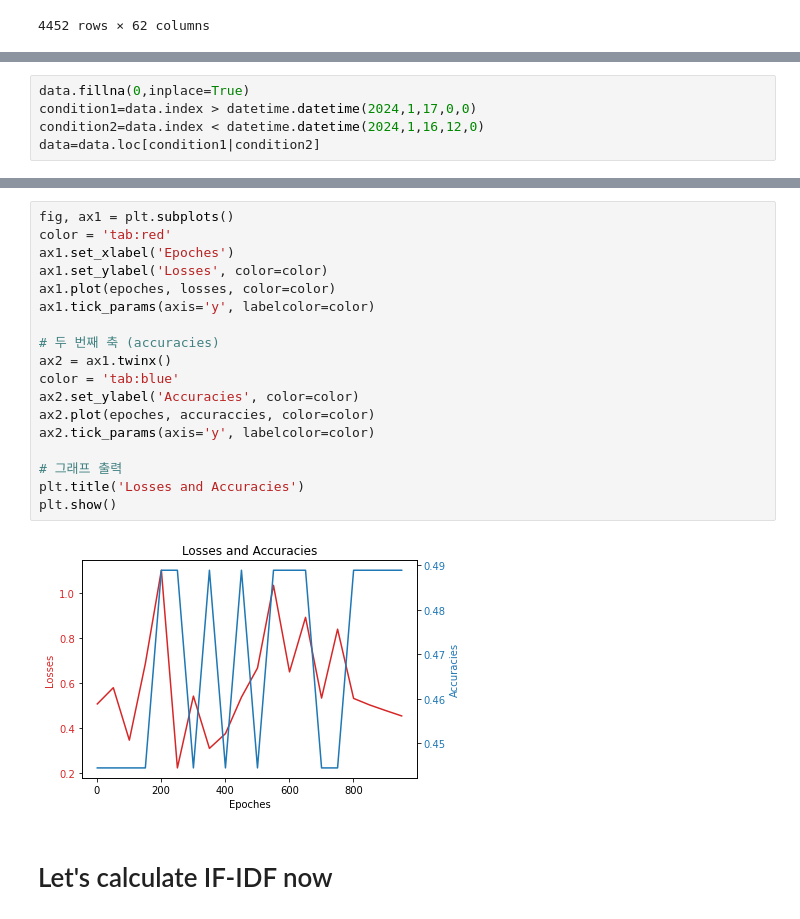
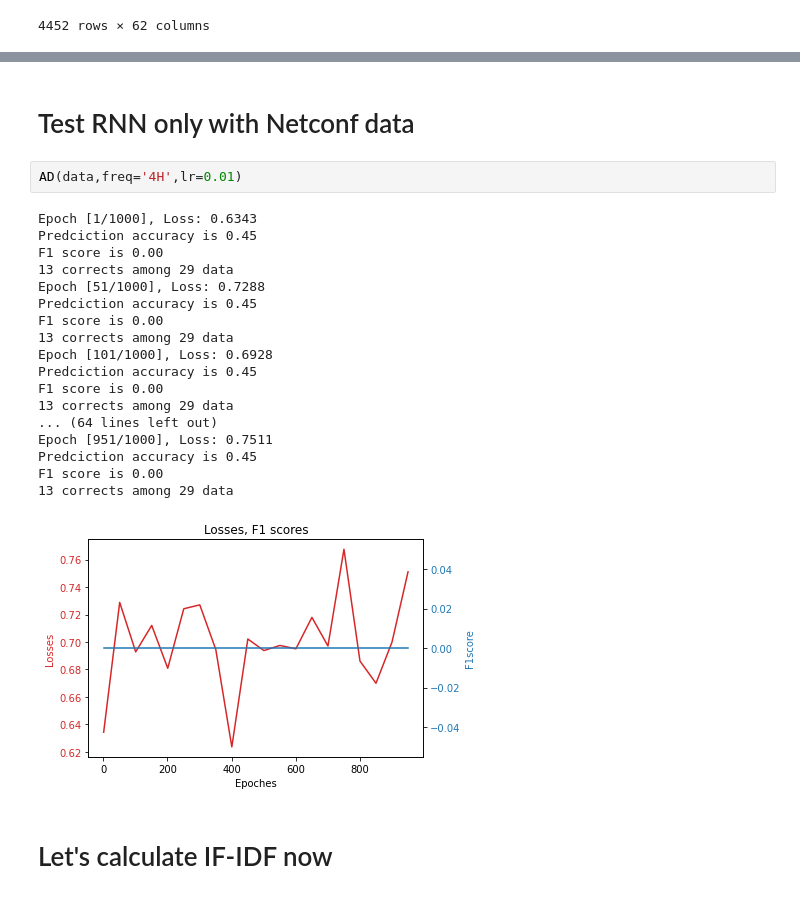
Before and after one commit to obiwan96/LogEventParsing, a Jupyter notebook: ncclient_parsing.ipynb, the cells around one changed output, grey strips where cells are left out. Saved outputs shown, nothing was run; the diff lists cells and outputs as text.

Commit message:
LogNetconf AD module upload, fix some bugs.

```diff
--- a/ncclient_parsing.ipynb
+++ b/ncclient_parsing.ipynb
@@ -88,8 +95,3 @@ column_means=data.mean()
 column_means[column_means==0].index
 # %% [output]
 Index([], dtype='object')
-# %%
-data.fillna(0,inplace=True)
-condition1=data.index > datetime.datetime(2024,1,17,0,0)
-condition2=data.index < datetime.datetime(2024,1,16,12,0)
-data=data.loc[condition1|condition2]
@@ -223,23 +136,26 @@ Predciction accuracy is 0.49
-# %%
-fig, ax1 = plt.subplots()
-color = 'tab:red'
-ax1.set_xlabel('Epoches')
-ax1.set_ylabel('Losses', color=color)
-ax1.plot(epoches, losses, color=color)
-ax1.tick_params(axis='y', labelcolor=color)
-
-# 두 번째 축 (accuracies)
-ax2 = ax1.twinx()
-color = 'tab:blue'
-ax2.set_ylabel('Accuracies', color=color)
-ax2.plot(epoches, accuraccies, color=color)
-ax2.tick_params(axis='y', labelcolor=color)
-
-# 그래프 출력
-plt.title('Losses and Accuracies')
-plt.show()
-# %% [output]
-[figure, removed]
+# %% [markdown]
+# Test RNN only with Netconf data
+# %%
+AD(data,freq='4H',lr=0.01)
+# %% [output]
+Epoch [1/1000], Loss: 0.6343
+Predciction accuracy is 0.45
+F1 score is 0.00
+13 corrects among 29 data
+Epoch [51/1000], Loss: 0.7288
+Predciction accuracy is 0.45
+F1 score is 0.00
+13 corrects among 29 data
+Epoch [101/1000], Loss: 0.6928
+Predciction accuracy is 0.45
+F1 score is 0.00
+13 corrects among 29 data
+... (64 lines left out)
+Epoch [951/1000], Loss: 0.7511
+Predciction accuracy is 0.45
+F1 score is 0.00
+13 corrects among 29 data
+[figure, added]
 # %% [markdown]
 # Let's calculate IF-IDF now
 # %%
```
Also changed, not shown: parts of 33 cells of this notebook, 2 other files.
